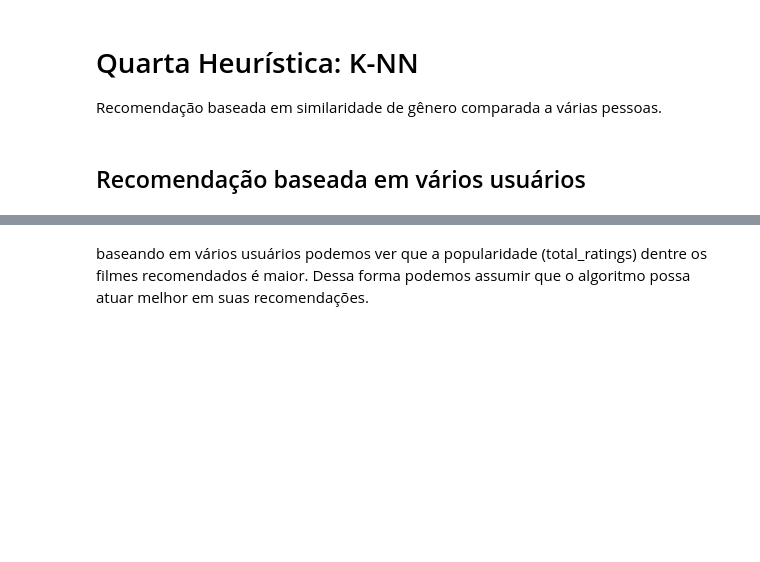
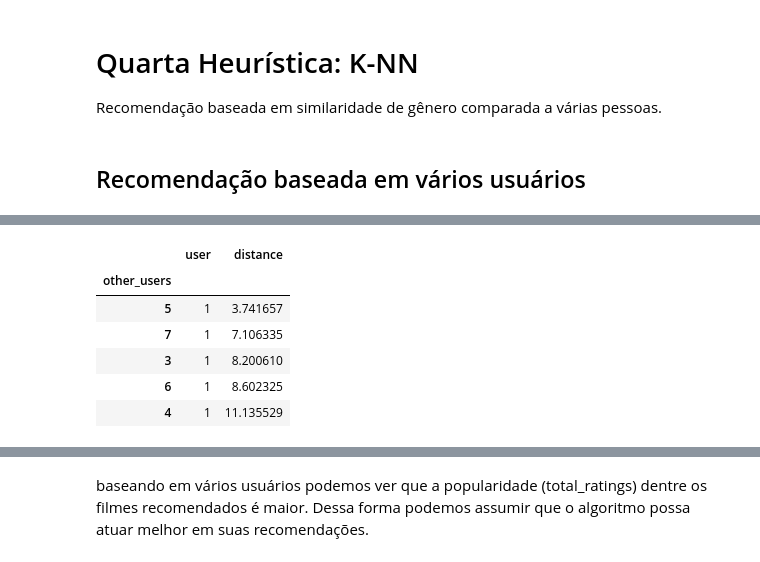
Before and after one commit to victor-hro/movie-recommender, a Jupyter notebook: heurísticas_e_KNN.ipynb, the cells around one changed output, grey strips where cells are left out. Saved outputs shown, nothing was run; the diff lists cells and outputs as text; code cells hidden in the pictures; blank space fills up the shorter version.

```diff
--- a/heurísticas_e_KNN.ipynb
+++ b/heurísticas_e_KNN.ipynb
@@ -646,3 +641,10 @@ def recommender_to(user_id, n_users=50, k=10):
 # %%
-new_recommendations_to_user_1 = recommender_to(1, n_users=50, k=10)
-new_recommendations_to_user_1
+close_users(1, n_users=5, k=10)
+# %% [output]
+|  | user | distance |
+| other_users |  |  |
+| 5 | 1 | 3.741657 |
+| 7 | 1 | 7.106335 |
+| 3 | 1 | 8.200610 |
+| 6 | 1 | 8.602325 |
+| 4 | 1 | 11.135529 |
```
Also changed, not shown: parts of 7 cells of this notebook.
